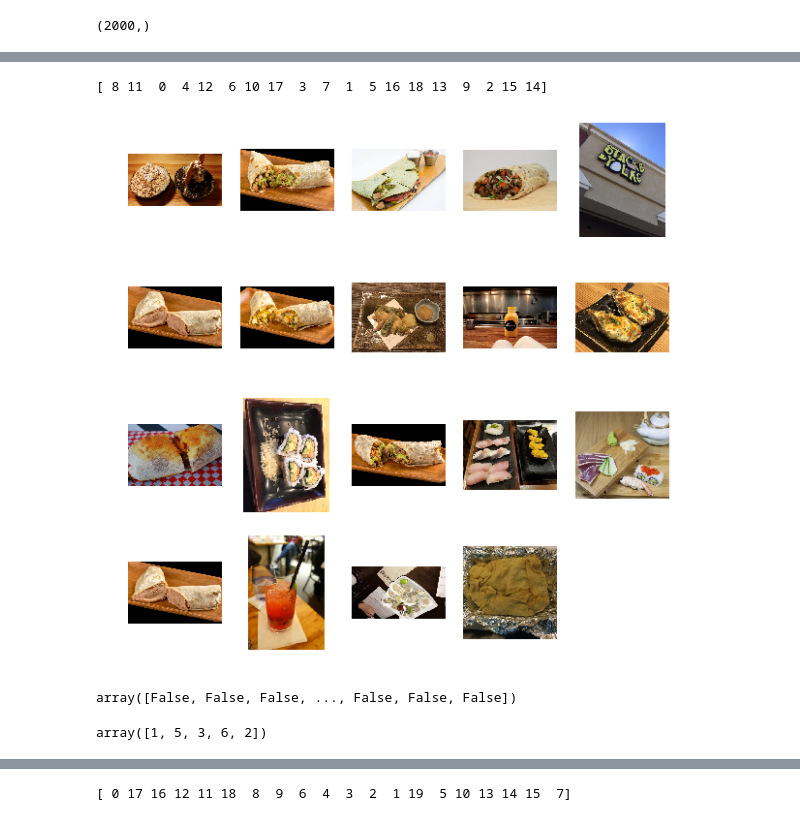
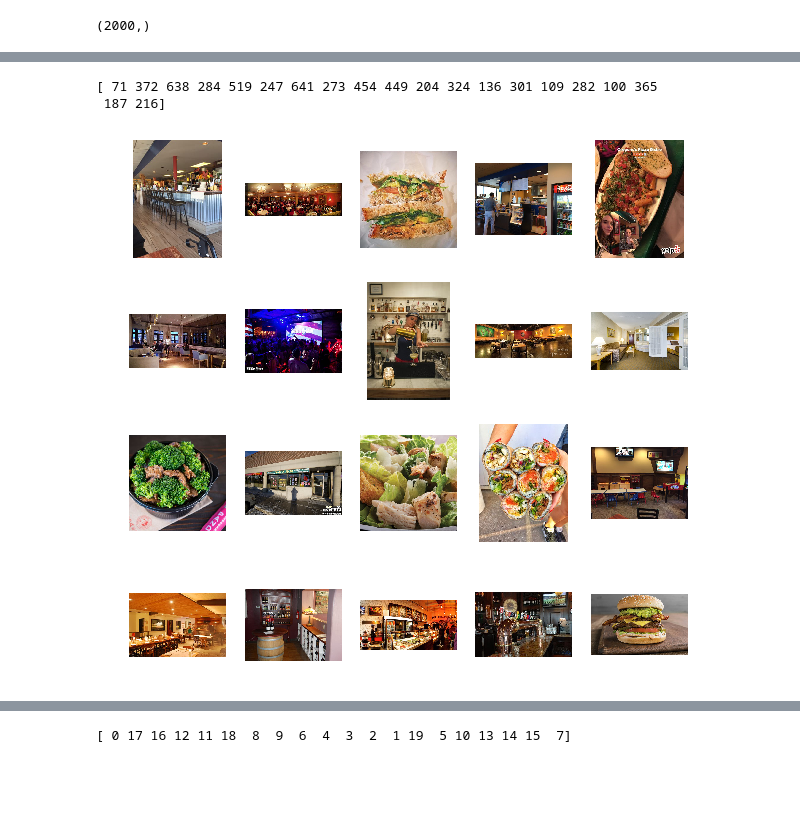
Before and after one commit to Sasha115/le49_project17, a Jupyter notebook: LE49 Project 17 - VGG19 Features + LDA.ipynb, the cells around one changed output, grey strips where cells are left out. Cells and saved outputs as stored; diff of their text form; code cells hidden in the pictures; blank space fills up the shorter version.

```diff
--- a/LE49 Project 17 - VGG19 Features + LDA.ipynb
+++ b/LE49 Project 17 - VGG19 Features + LDA.ipynb
@@ -453,5 +512,7 @@ Counter({'drink': 400,
 np.save("subset_working_2.npy",random_subset)
 # %%
 random_subset = np.load("complete_random_subset_working.npy")
+# %%
+random_subset = np.load("complete_random_subset_working_2.npy")
 # %%
 final_subset, final_labels, random_subset_val,names_subset = regenerate_random_data_samples(2000,random_subset) # max 894
@@ -464,7 +523,7 @@ final_labels.shape
 # %% [markdown]
 ## Do LDA on word representations
 # %%
-num_topics = 40
+num_topics = 10
 # %%
 #all_data
 #processed_features_subset = processed_features
@@ -476,5 +535,5 @@ processed_features_subset = bof
 # %%
 import time
 # %%
-model_lda = lda.LDA(n_topics=num_topics, n_iter=1000, random_state=1,  alpha=0.1)
+model_lda = lda.LDA(n_topics=num_topics, n_iter=300, random_state=1,  alpha=0.1)
 model_lda.fit(processed_features_subset)  # model.fit_transform(X) is also available
@@ -771,5 +833,5 @@ plt.scatter(lowDWeights[:,0],lowDWeights[:,1],c=labels2,cmap='jet')
 plt.colorbar()
 for i,label in enumerate(labels2):
     x, y = lowDWeights[i,:]
-    if(i%30 == 0):
-        plt.annotate(i,xy=(x,y),xytext=(5, 2),textcoords='offset points',ha='right',va='bottom')
+    if(i%5 == 0):
+        plt.annotate(label,xy=(x,y),xytext=(5, 2),textcoords='offset points',ha='right',va='bottom')
@@ -778,26 +838,21 @@ for i,label in enumerate(labels2):
 # %%
-category = 39
+category = 9
 cat_ind = (np.argmax(model_lda.doc_topic_,axis=1) == category)
-num_images = 19
+if(class_count[category] < 20):
+    num_images = class_count[category]
+else:
+    num_images = 20
 with matplotlib.rc_context({'figure.figsize': [10,10], 'axes.titlesize': 10}):
     fig = plt.figure()
     val = np.random.choice(range(0,class_count[category]),size=(num_images),replace=False)
     print(val)
     for i,num in enumerate(range(0,num_images)):
         cat_names = names_subset[cat_ind]
         img = PIL.Image.open(cat_names[val[i]])
         plt.subplot(4,5,i+1)
         plt.axis('off')
         plt.imshow(img)
 # %% [output]
-[ 8 11  0  4 12  6 10 17  3  7  1  5 16 18 13  9  2 15 14]
+[ 71 372 638 284 519 247 641 273 454 449 204 324 136 301 109 282 100 365
+ 187 216]
-[figure, old version]
+[figure, new version]
-# %%
-(np.argmax(model_lda.doc_topic_,axis=1) == 11)
-names_subset[cat_ind]
-# %% [output]
-array([False, False, False, ..., False, False, False])
-# %%
-np.random.choice(range(0,10),size=(5),replace=False)
-# %% [output]
-array([1, 5, 3, 6, 2])
```
Also changed, not shown: parts of 49 cells of this notebook, 1 other file.
